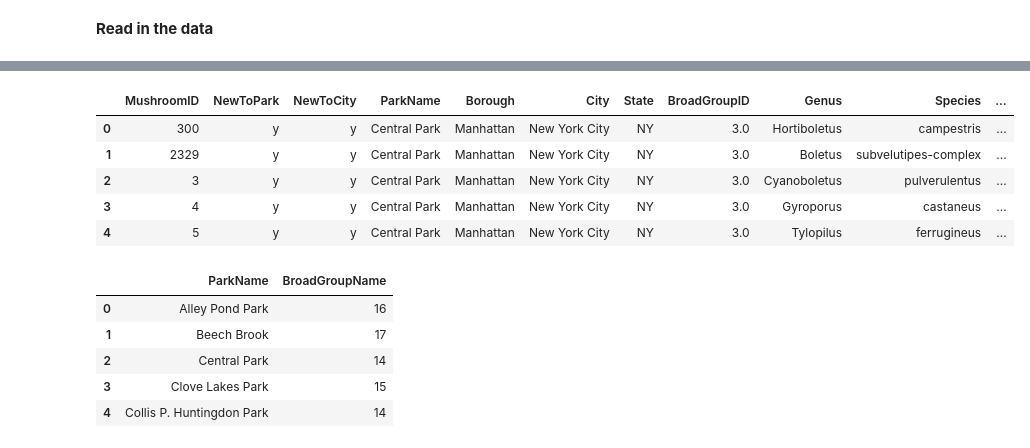
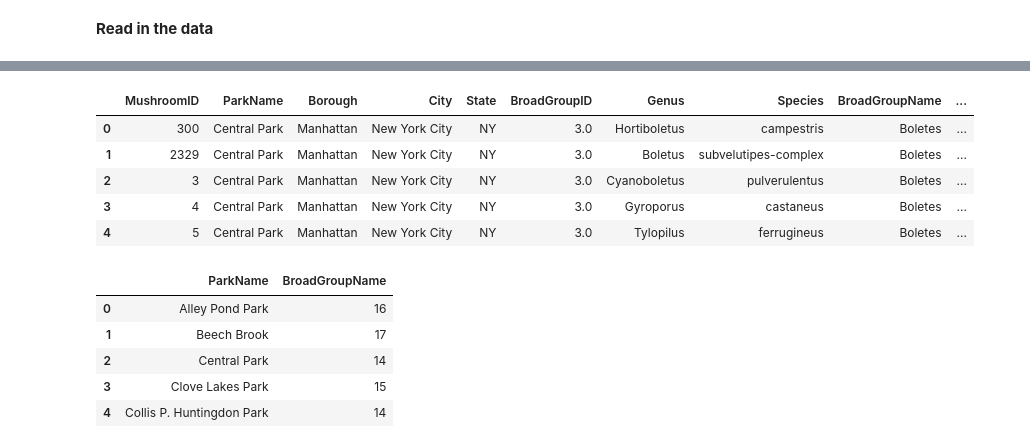
Before and after one commit to newyorkmyc/walks-list, a Jupyter notebook: parks.ipynb, the cells around one changed output, grey strips where cells are left out. Saved outputs shown, nothing was run; the diff lists cells and outputs as text; code cells hidden in the pictures.

```diff
--- a/parks.ipynb
+++ b/parks.ipynb
@@ -45,13 +50,13 @@ Wall time: 215 ms
 # %%
 %%time
 parks = (
-    dfs['observations']
+    remove_duplicate_obs(dfs['observations']
     .merge(dfs['parks'], on='ParkID', how='left')
     .merge(dfs['mushroom'][['MushroomID','BroadGroupID','Genus','Species']], on='MushroomID', how='left')
     .merge(dfs['broadgroups'][['BroadGroupID','BroadGroupName']], on='BroadGroupID', how='left')
-    .drop(['Notes','LinkToINat','ParkID','WalkID',
-           'ObservationID','DateCreated','DateModified'], axis=1)
-)
+    .drop(['LinkToINat', 'ObservationID','DateCreated','DateModified',
+           'NewToPark', 'NewToCity'], axis=1))
+).drop(['Notes','WalkID','ParkID'], axis=1)
 parks['Genus'] = parks['Genus'].str.strip()
 parks['Species'] = parks['Species'].str.strip()
 parks['FullName'] = parks.apply(lambda x: f"{x['Genus']} {x['Species']}", axis=1)
@@ -62,9 +67,9 @@ Wall time: 323 ms
-|  | MushroomID | NewToPark | NewToCity | ParkName | Borough | City | State | BroadGroupID | Genus | Species | ... |
-| 0 | 300 | y | y | Central Park | Manhattan | New York City | NY | 3.0 | Hortiboletus | campestris | ... |
-| 1 | 2329 | y | y | Central Park | Manhattan | New York City | NY | 3.0 | Boletus | subvelutipes-complex | ... |
-| 2 | 3 | y | y | Central Park | Manhattan | New York City | NY | 3.0 | Cyanoboletus | pulverulentus | ... |
-| 3 | 4 | y | y | Central Park | Manhattan | New York City | NY | 3.0 | Gyroporus | castaneus | ... |
-| 4 | 5 | y | y | Central Park | Manhattan | New York City | NY | 3.0 | Tylopilus | ferrugineus | ... |
+|  | MushroomID | ParkName | Borough | City | State | BroadGroupID | Genus | Species | BroadGroupName | ... |
+| 0 | 300 | Central Park | Manhattan | New York City | NY | 3.0 | Hortiboletus | campestris | Boletes | ... |
+| 1 | 2329 | Central Park | Manhattan | New York City | NY | 3.0 | Boletus | subvelutipes-complex | Boletes | ... |
+| 2 | 3 | Central Park | Manhattan | New York City | NY | 3.0 | Cyanoboletus | pulverulentus | Boletes | ... |
+| 3 | 4 | Central Park | Manhattan | New York City | NY | 3.0 | Gyroporus | castaneus | Boletes | ... |
+| 4 | 5 | Central Park | Manhattan | New York City | NY | 3.0 | Tylopilus | ferrugineus | Boletes | ... |
 # %%
 parks.groupby('ParkName').BroadGroupName.nunique().reset_index().head()
 # %% [output]
```
Also changed, not shown: parts of 4 cells of this notebook, 5 other files.
